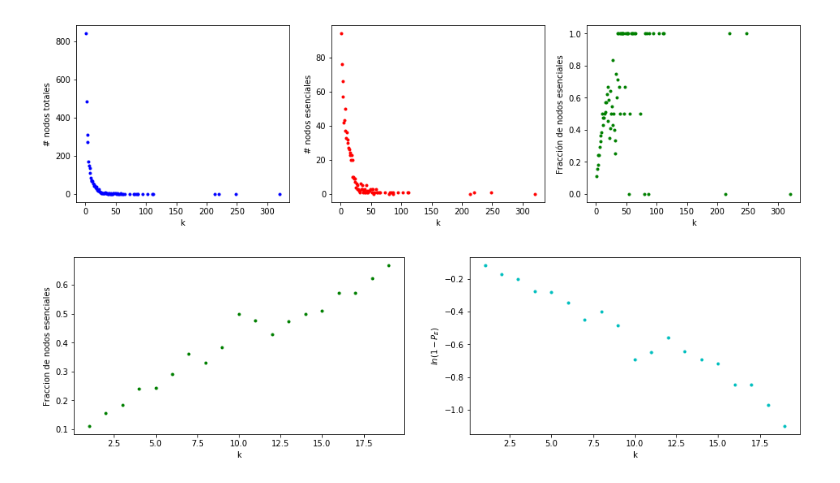
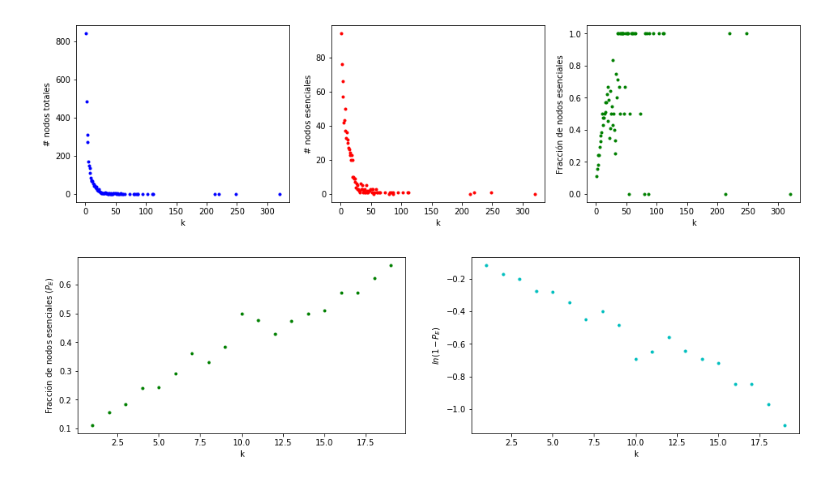
Before and after one commit to Redes2018/tp2, a Jupyter notebook: grados-ess.ipynb, the cells around one changed output. Cells and saved outputs as stored; diff of their text form; code cells hidden in the pictures.

```diff
--- a/grados-ess.ipynb
+++ b/grados-ess.ipynb
@@ -53,29 +53,32 @@ for G in Gs:
 
 # Para comprobarlo me fije que la cantidad de nodos sea la misma antes y despues de esto
 # %%
-G = Gs[3]
-grados_dict = dict(G.degree())
-ess_dict = nx.get_node_attributes(G,'essential')
+k_vectores = []
+frac_vectores = []
 
-k_lista = list(grados_dict.values()) # lista de grados de nodos en orden
-k = np.unique(k_lista) # vector de grado de nodos sin repetir
+for G in Gs:
+    grados_dict = dict(G.degree())
+    ess_dict = nx.get_node_attributes(G,'essential')
 
-L = len(k)
-nodos_ess = np.zeros(L)
-nodos_total = np.zeros(L)
-nodos_frac = np.zeros(L)
+    k_lista = list(grados_dict.values()) # lista de grados de nodos en orden
+    k = np.unique(k_lista) # vector de grado de nodos sin repetir
 
-N = G.number_of_nodes()
+    L = len(k)
+    nodos_ess = np.zeros(L)
+    nodos_total = np.zeros(L)
+    nodos_frac = np.zeros(L)
 
-for i,grado in enumerate(k):
-    nodos_total[i] = k_lista.count(grado)
-    # cuenta cuantas veces aparece cada grado en k_lista
+    for i,grado in enumerate(k):
+        nodos_total[i] = k_lista.count(grado)
+        # cuenta cuantas veces aparece cada grado en k_lista
 
-for proteina in ess_dict:
-    if ess_dict[proteina] == True:
-        i = np.where(k == grados_dict[proteina])
-        nodos_ess[i] += 1
+    for proteina in ess_dict:
+        if ess_dict[proteina] == True:
+            i = np.where(k == grados_dict[proteina])
+            nodos_ess[i] += 1
 
+    nodos_frac = nodos_ess / nodos_total
 
-nodos_frac = nodos_ess / nodos_total
+    k_vectores.append(k)
+    frac_vectores.append(nodos_frac)
 # %%
@@ -100,24 +104,27 @@ plt.show()
 # %% [output]
 [figure]
 # %%
+# Ejemplo de gráficos de los datos que se usan, para la fracción (Pe) y para ln(1-Pe)
+
 # Ojo: truncar los datos en algún grado, por ej 20 (en el paper lo hacen en 10)
 # porque para grados mayores no hay estadistica
 # NO hacer acumulativo, porque cambiaría el criterio de bineado y esta mal
+# Para decidir en qué grado cortar, ver cada uno de los gráficos de Pe
 
 menos_Pe = np.log(1 - nodos_frac[0:19])
 
 plt.figure(figsize=(16, 4))
 
 plt.subplot(1,2,1)
 plt.plot(k[0:19],nodos_frac[0:19],'.g')
 plt.xlabel('k')
-plt.ylabel('Fraccion de nodos esenciales')
+plt.ylabel('Fracción de nodos esenciales ($P_E$)')
 
 plt.subplot(1,2,2)
 plt.plot(k[0:19],menos_Pe,'.c')
 plt.xlabel('k')
 plt.ylabel('$ln(1-P_E)$')
 
 plt.show()
 # %% [output]
-[figure, old version]
+[figure, new version]
```
Also changed, not shown: parts of 9 cells of this notebook, 1 other file.
